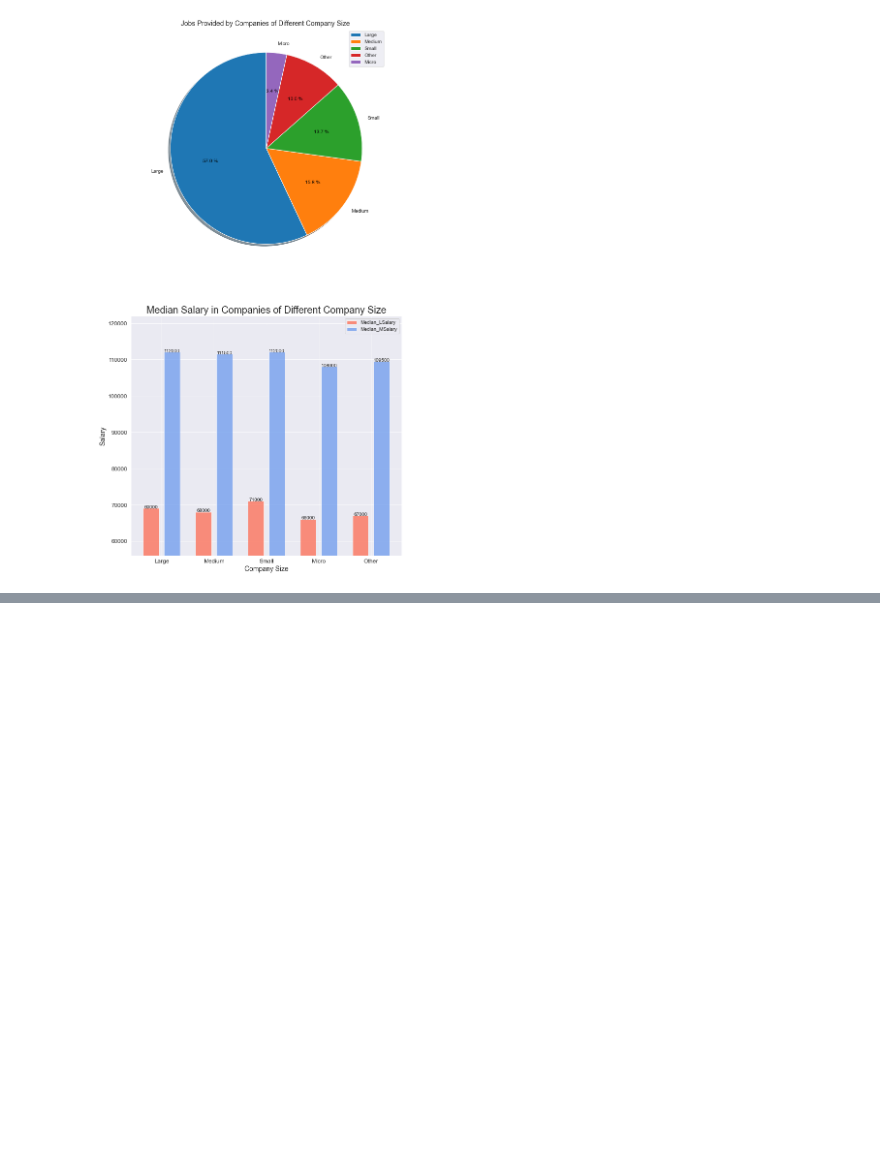
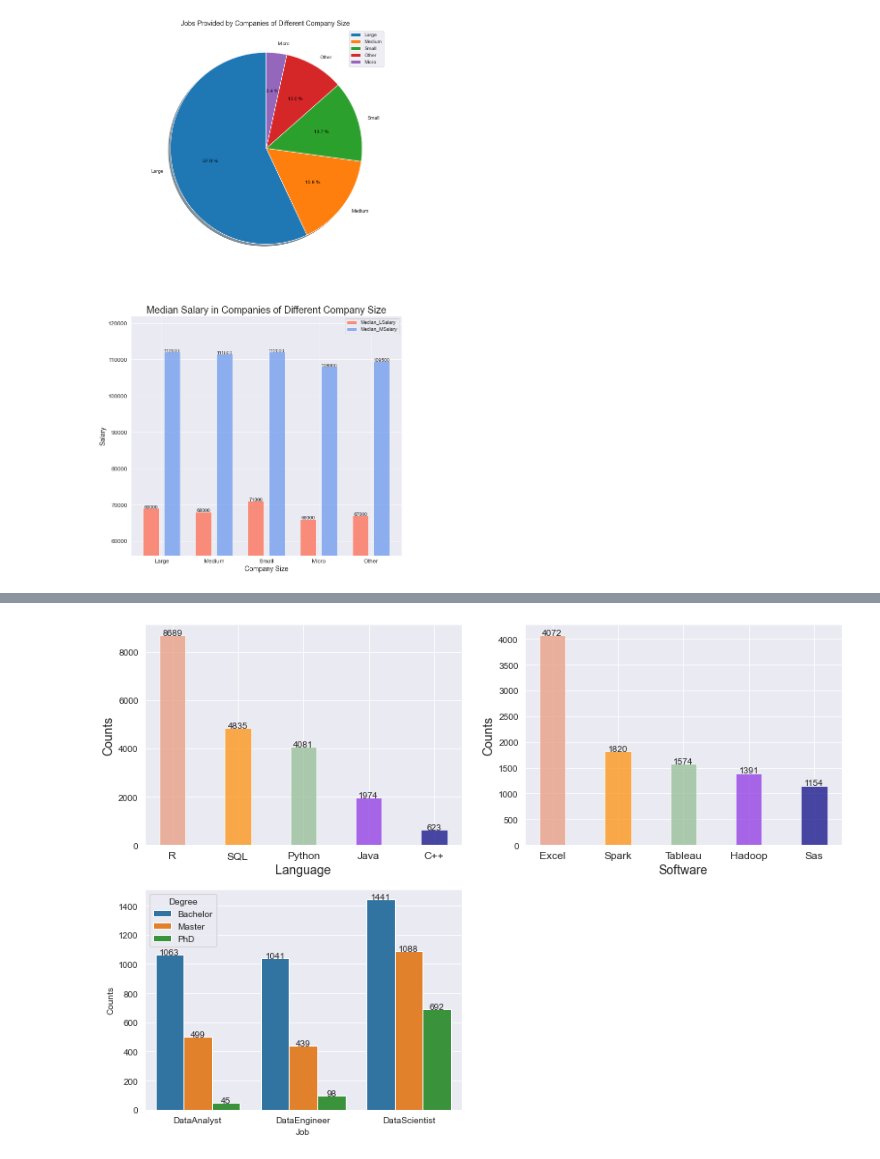
Before and after one commit to Mattzic/da_de_ds, a Jupyter notebook: Vis.ipynb, the cells around one changed output, grey strips where cells are left out. Cells and saved outputs as stored; diff of their text form; code cells hidden in the pictures; blank space fills up the shorter version.

```diff
--- a/Vis.ipynb
+++ b/Vis.ipynb
@@ -143,0 +189,46 @@ plt.show()
+# %%
+def bar_plot(ax, df, colors, xlabel, ylabel, bwidth, lsize, tsize):
+    y = list(df.counts)
+    index = df.index
+    x = range(len(index))
+    bar_width = bwidth
+
+    bar = ax.bar(x,
+                  y,
+                  width=bar_width,
+                  color=colors,
+                  alpha=0.7)
+
+    ax.set_xlabel(xlabel, fontsize=lsize)
+    ax.set_xticks(x)
+    ax.set_xticklabels(index, fontsize=tsize)
+    ax.set_ylabel(ylabel, fontsize=lsize)
+
+    for b in bar:
+        v = b.get_height()
+        x = b.get_x() + bar_width / 2
+        ax.text(x, v+8, str(v), ha='center', size='medium')
+# %%
+fig = plt.figure(figsize=(14,10))
+ax1 = fig.add_subplot(2,2,1)
+colors=['darksalmon','darkorange','darkseagreen','blueviolet','navy']
+bar_plot(ax1, df1_, colors, 'Language', 'Counts', 0.4, 14, 12)
+
+ax2 = fig.add_subplot(2,2,2)
+bar_plot(ax2, df2_, colors, 'Software', 'Counts', 0.4, 14, 12)
+
+ax3 = fig.add_subplot(2,2,3)
+sns.barplot(x='Job', y="Counts", hue="Degree", data=df3)
+
+# from stack overflow
+def show_on_single_plot(ax):
+    for p in ax.patches:
+        _x = p.get_x() + p.get_width() / 2
+        _y = p.get_y() + p.get_height()
+        value = int(p.get_height())
+        ax.text(_x, _y, value, ha="center")
+show_on_single_plot(ax3)
+
+plt.show()
+# %% [output]
+[figure, added]
```
Also changed, not shown: parts of 9 cells of this notebook.
